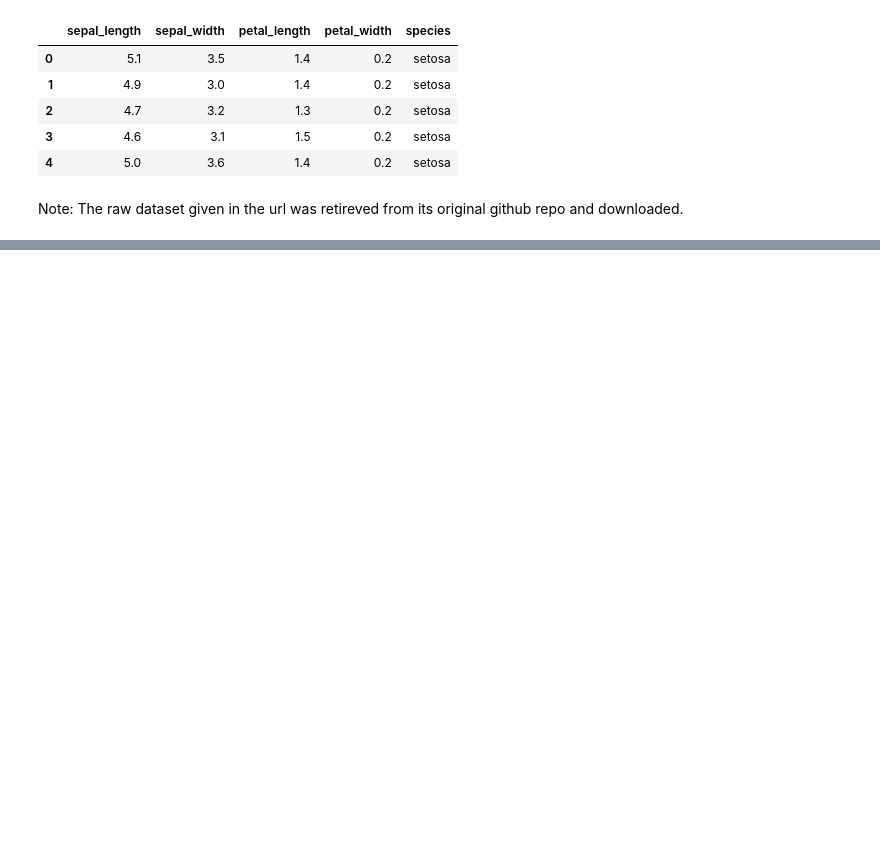
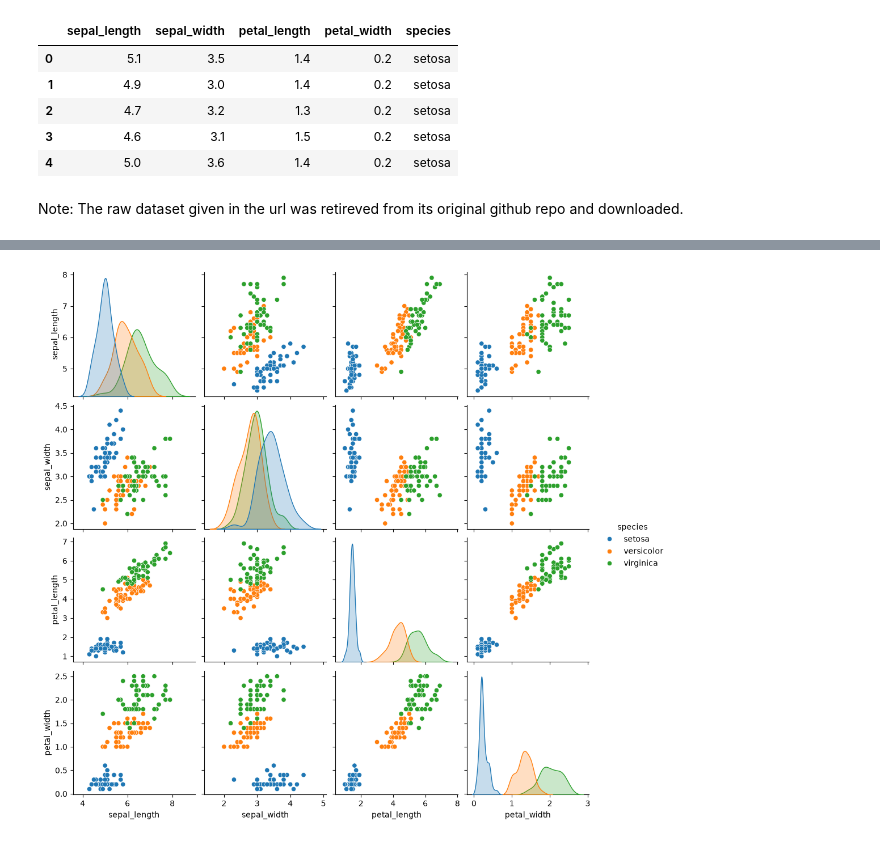
Before and after one commit to timomugishan8-ai/Datheon_Machine_Learning_and_Data_Science_Internship., a Jupyter notebook: Multi-Class Benchmark Classification Pipeline/Notebooks/1_data understanding.ipynb, the cells around one changed output, grey strips where cells are left out. Cells and saved outputs as stored; diff of their text form; code cells hidden in the pictures; blank space fills up the shorter version.

Commit message:
Perform data inspection and cleaning

```diff
--- a/Multi-Class Benchmark Classification Pipeline/Notebooks/1_data understanding.ipynb
+++ b/Multi-Class Benchmark Classification Pipeline/Notebooks/1_data understanding.ipynb
@@ -23,0 +76,2 @@ Note: The raw dataset given in the url was retireved from its original github re
+# %%
+flower_df.drop_duplicates(inplace=True)
@@ -23,0 +98,7 @@ Note: The raw dataset given in the url was retireved from its original github re
+# %%
+###4. Visually inspect the spread of the species in the dataset
+
+sns.pairplot(flower_df, hue="species")
+plt.show()
+# %% [output]
+[figure, added]
```
Also changed, not shown: parts of 12 cells of this notebook.
